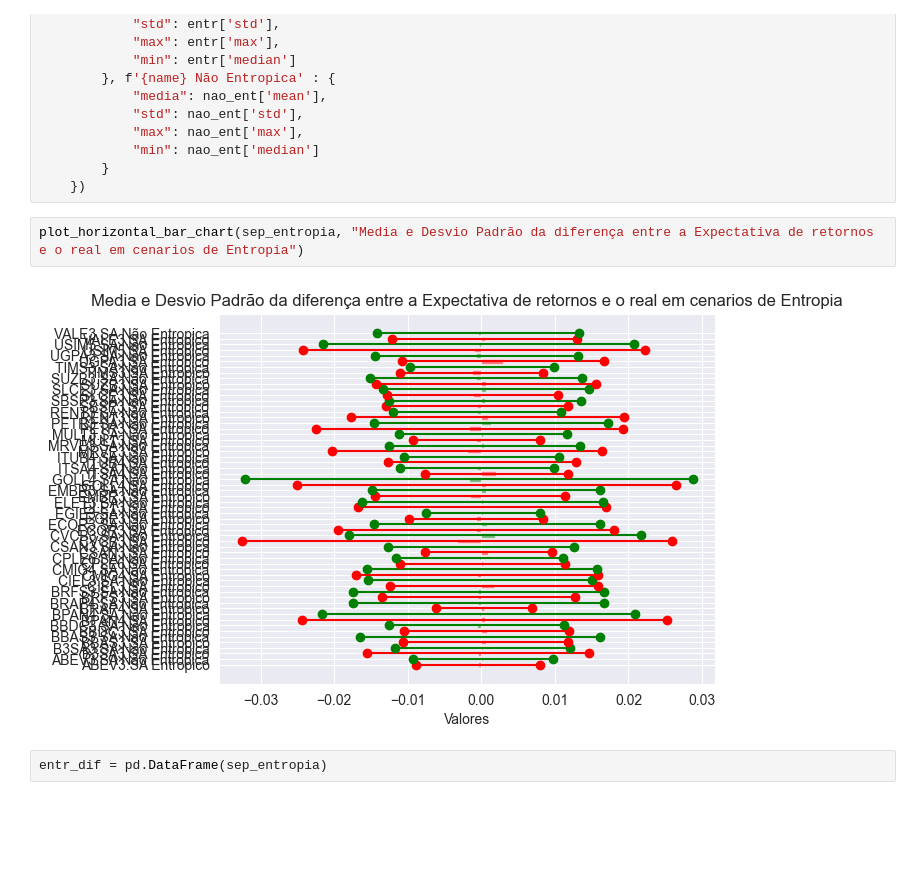
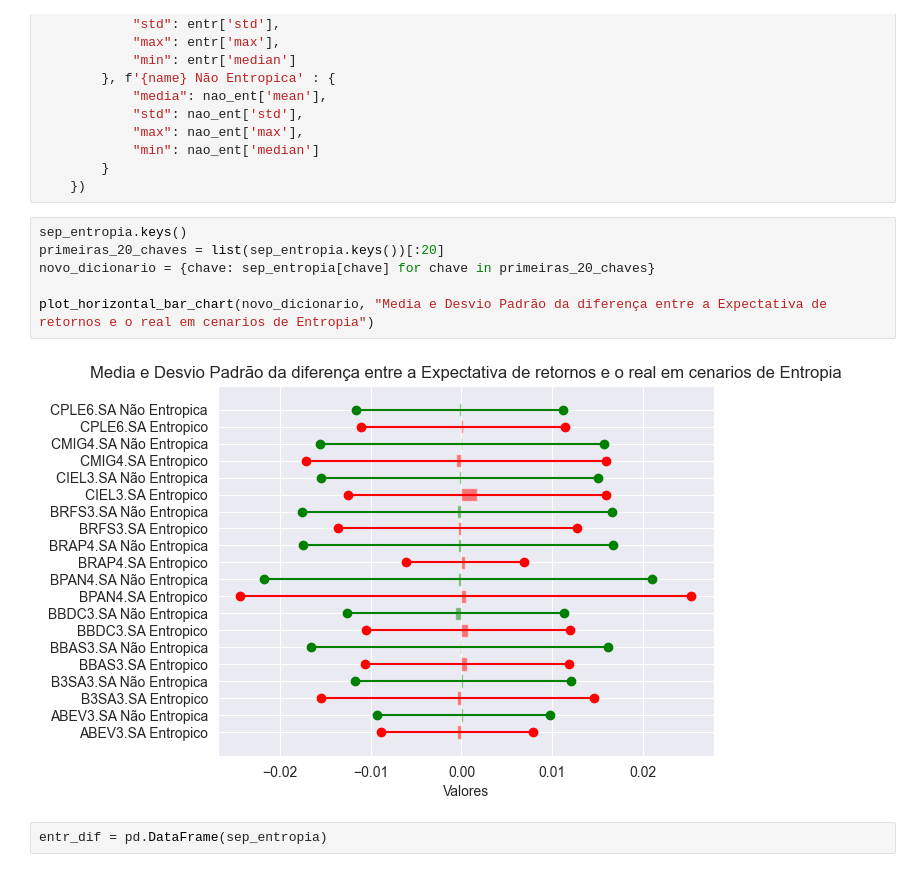
Before and after one commit to hutnerdiogo/Desafio-Itau-Quant, a Jupyter notebook: oficial.ipynb, the cells around one changed output. Saved outputs shown, nothing was run; the diff lists cells and outputs as text; blank space fills up the shorter version.

```diff
--- a/oficial.ipynb
+++ b/oficial.ipynb
@@ -489,9 +489,13 @@ for item in zip(analise_entrop.iterrows(), analise_nao_entrop.iterrows()):
         }
     })
 # %%
-plot_horizontal_bar_chart(sep_entropia, "Media e Desvio Padrão da diferença entre a Expectativa de retornos e o real em cenarios de Entropia")
+sep_entropia.keys()
+primeiras_20_chaves = list(sep_entropia.keys())[:20]
+novo_dicionario = {chave: sep_entropia[chave] for chave in primeiras_20_chaves}
+
+plot_horizontal_bar_chart(novo_dicionario, "Media e Desvio Padrão da diferença entre a Expectativa de retornos e o real em cenarios de Entropia")
 # %% [output]
-[figure, old version]
+[figure, new version]
 # %%
 entr_dif = pd.DataFrame(sep_entropia)
 # %%
```
Also changed, not shown: parts of 14 cells of this notebook.
